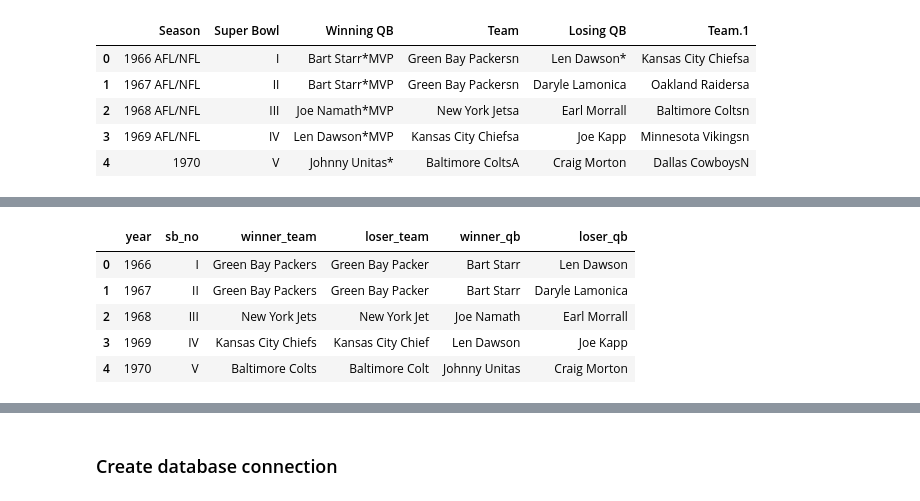
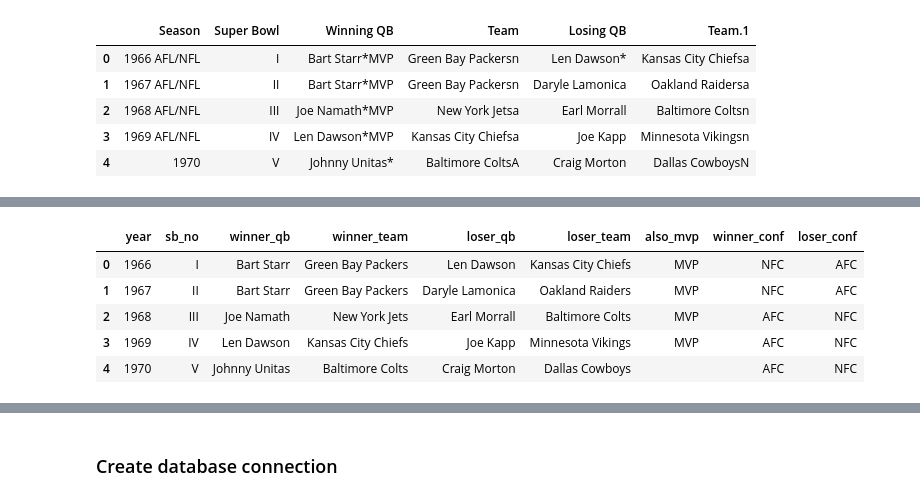
Before and after one commit to samatha516/ETL_Project, a Jupyter notebook: superbowl_webscrape.ipynb, the cells around one changed output, grey strips where cells are left out. Cells and saved outputs as stored; diff of their text form; code cells hidden in the pictures.

```diff
--- a/superbowl_webscrape.ipynb
+++ b/superbowl_webscrape.ipynb
@@ -336,3 +292,0 @@ qb_df.head()
-# %%
-qb_df.drop(['Winning QB', 'Losing QB'],axis='columns',inplace=True)
-qb_df.head()
@@ -345,0 +293,6 @@ qb_df.head()
+# %%
+# if last 3 characters of the winning qb is MVP then move it to the new column is_mvp then remove it from winning qb column
+
+qb_df['also_mvp'] = np.where(qb_df['Winning QB'].str[-3:] == 'MVP', 'MVP', '')
+qb_df['Winning QB'] = qb_df['Winning QB'].str.replace('MVP','', regex=True)
+qb_df.head()
@@ -346,5 +306,10 @@ qb_df.head()
 # %%
 # rename columns
-qb_df = qb_df.rename(columns={"Season" : "year", "Super Bowl" : 'sb_no', 'Team': "winner_team", "Team.1" : "loser_team"})
+qb_df = qb_df.rename(columns={"Season" : "year",
+                              "Super Bowl" : 'sb_no',
+                              'Winning QB' : 'winner_qb',
+                              'Team': "winner_team",
+                              'Losing QB' : 'loser_qb',
+                              "Team.1" : "loser_team"})
 qb_df.head()
 # %% [output]
@@ -357,5 +321,0 @@ qb_df.head()
-# %%
-qb_df = qb_df.replace('MVP','', regex=True)
-qb_df = qb_df.replace('AFL/NFL','', regex=True)
-
-qb_df.head()
@@ -369,16 +322,21 @@ qb_df.head()
 # %%
-# the last character of the team name has 'a' or 'n' to nitity afc or nfc. Remove that extra character from team names
+# the last character of the team name has 'a' or 'n' to nitity afc or nfc.
+# map a to 'AFC', n to 'NFC' then remove that extra character from team names
+
+qb_df['winner_conf'] = np.where(qb_df['winner_team'].str[-1].str.lower() == 'a', 'AFC', 'NFC')
+qb_df['loser_conf'] = np.where(qb_df['loser_team'].str[-1].str.lower() == 'a', 'AFC', 'NFC')
+
 qb_df['winner_team'] = [sub[ : -1] for sub in qb_df['winner_team']]
-qb_df['loser_team'] = [sub[ : -1] for sub in qb_df['winner_team']]
+qb_df['loser_team'] = [sub[ : -1] for sub in qb_df['loser_team']]
 
 # Update the super bowl number 50 to L
 qb_df['sb_no'] = qb_df['sb_no'].replace('50','L', regex=True)
 
 qb_df.head()
 # %% [output]
-|  | year | sb_no | winner_team | loser_team | winner_qb | loser_qb |
-| 0 | 1966 | I | Green Bay Packers | Green Bay Packer | Bart Starr | Len Dawson |
-| 1 | 1967 | II | Green Bay Packers | Green Bay Packer | Bart Starr | Daryle Lamonica |
-| 2 | 1968 | III | New York Jets | New York Jet | Joe Namath | Earl Morrall |
-| 3 | 1969 | IV | Kansas City Chiefs | Kansas City Chief | Len Dawson | Joe Kapp |
-| 4 | 1970 | V | Baltimore Colts | Baltimore Colt | Johnny Unitas | Craig Morton |
+|  | year | sb_no | winner_qb | winner_team | loser_qb | loser_team | also_mvp | winner_conf | loser_conf |
+| 0 | 1966 | I | Bart Starr | Green Bay Packers | Len Dawson | Kansas City Chiefs | MVP | NFC | AFC |
+| 1 | 1967 | II | Bart Starr | Green Bay Packers | Daryle Lamonica | Oakland Raiders | MVP | NFC | AFC |
+| 2 | 1968 | III | Joe Namath | New York Jets | Earl Morrall | Baltimore Colts | MVP | AFC | NFC |
+| 3 | 1969 | IV | Len Dawson | Kansas City Chiefs | Joe Kapp | Minnesota Vikings | MVP | AFC | NFC |
+| 4 | 1970 | V | Johnny Unitas | Baltimore Colts | Craig Morton | Dallas Cowboys |  | AFC | NFC |
```
Also changed, not shown: parts of 28 cells of this notebook, 3 other files.
